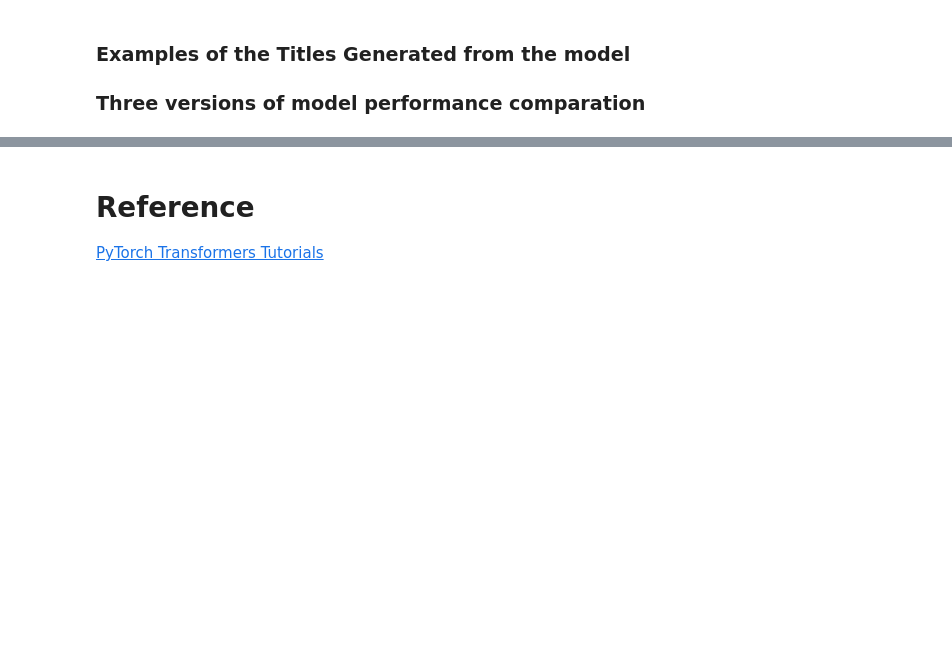
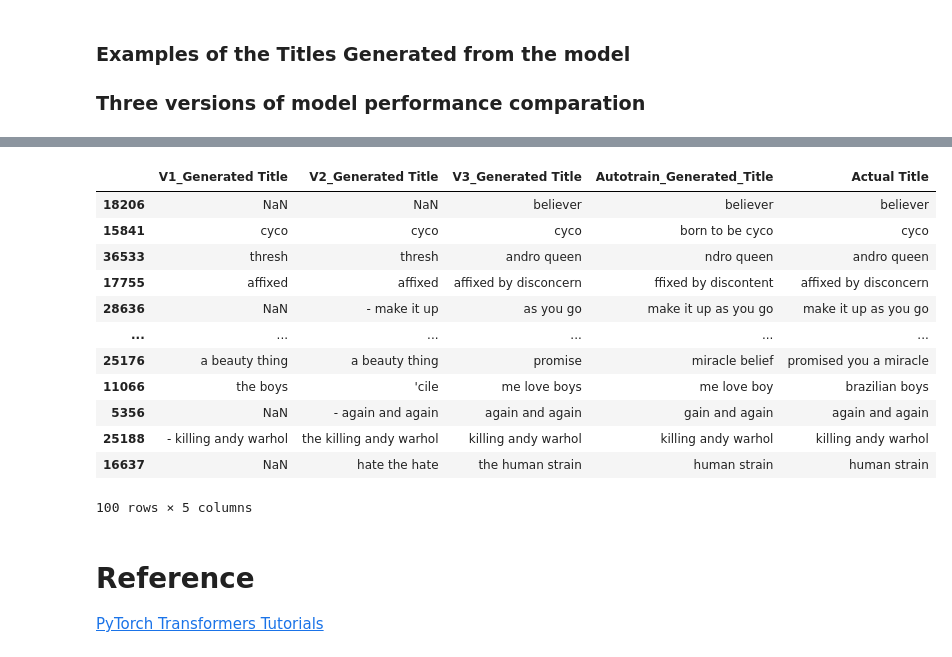
Before and after one commit to victorlifan/sone_title_generation, a Jupyter notebook: notebooks/transformers_summarization_wandb.ipynb, the cells around one changed output, grey strips where cells are left out. Saved outputs shown, nothing was run; the diff lists cells and outputs as text; code cells hidden in the pictures; blank space fills up the shorter version.

```diff
--- a/notebooks/transformers_summarization_wandb.ipynb
+++ b/notebooks/transformers_summarization_wandb.ipynb
@@ -518,7 +518,7 @@ result_df = pd.read_csv('../results/predictions.csv',index_col=0)
 result_df2 = pd.read_csv('../results/V2_predictions.csv',index_col=0)
 result_df3 = pd.read_csv('../results/V3_predictions.csv',index_col=0)
 # randomly select 20 songs from validation set
-idx = np.random.randint(0,high = len(result_df),size=20)
+idx = np.random.randint(0,high = len(result_df),size=100)
 # %%
 result_df = result_df.iloc[idx].rename({"Generated Title":"V1_Generated Title"},axis = 1)
 result_df2 = result_df2.iloc[idx].rename({"Generated Title":"V2_Generated Title"},axis = 1)['V2_Generated Title']
@@ -549,5 +530,9 @@ comb_df
 # %%
 from transformers import AutoTokenizer, AutoModelForSeq2SeqLM
+from transformers.utils import logging
+# supress warning
+logging.set_verbosity(40)
+
 
 def generate(lyric):
 
@@ -559,14 +544,18 @@ def generate(lyric):
     result = tokenizer.decode(outputs[0])
     return result
 
+
+
 # inference on valid set
-for i in result_df3['Actual Title'].iloc[idx]:
+Autotrain_Generated_Title = []
+
+for i in result_df['Actual Title'][idx]:
 
     lyric = df[df['title']==i]['ctext'].values[0]
     title = generate(lyric)
-
-    #print(f"song id: {idx}\n")
-    print(f"actual title: {i}\n")
-    print(f"generated title: {title}\n")
-    #print(f"lyrics: {df['Lyric'][idx]}\n")
-    print('='*50)
+    Autotrain_Generated_Title.append(title.strip('<pad> ').strip('</s>'))
+    # #print(f"song id: {idx}\n")
+    # print(f"actual title: {i}\n")
+    # print(f"generated title: {title}\n")
+    # #print(f"lyrics: {df['Lyric'][idx]}\n")
+    # print('='*50)
@@ -667,0 +562,18 @@ generated title: <pad> too many lonely hearts</s>
+# %%
+comb_df['Autotrain_Generated_Title'] = Autotrain_Generated_Title
+comb_df = comb_df.iloc[:,[0,1,2,4,3]]
+comb_df
+# %% [output]
+|  | V1_Generated Title | V2_Generated Title | V3_Generated Title | Autotrain_Generated_Title | Actual Title |
+| 18206 | NaN | NaN | believer | believer | believer |
+| 15841 | cyco | cyco | cyco | born to be cyco | cyco |
+| 36533 | thresh | thresh | andro queen | ndro queen | andro queen |
+| 17755 | affixed | affixed | affixed by disconcern | ffixed by discontent | affixed by disconcern |
+| 28636 | NaN | - make it up | as you go | make it up as you go | make it up as you go |
+| ... | ... | ... | ... | ... | ... |
+| 25176 | a beauty thing | a beauty thing | promise | miracle belief | promised you a miracle |
+| 11066 | the boys | 'cile | me love boys | me love boy | brazilian boys |
+| 5356 | NaN | - again and again | again and again | gain and again | again and again |
+| 25188 | - killing andy warhol | the killing andy warhol | killing andy warhol | killing andy warhol | killing andy warhol |
+| 16637 | NaN | hate the hate | the human strain | human strain | human strain |
+100 rows × 5 columns
```
Also changed, not shown: parts of 4 cells of this notebook, 1 other file.
